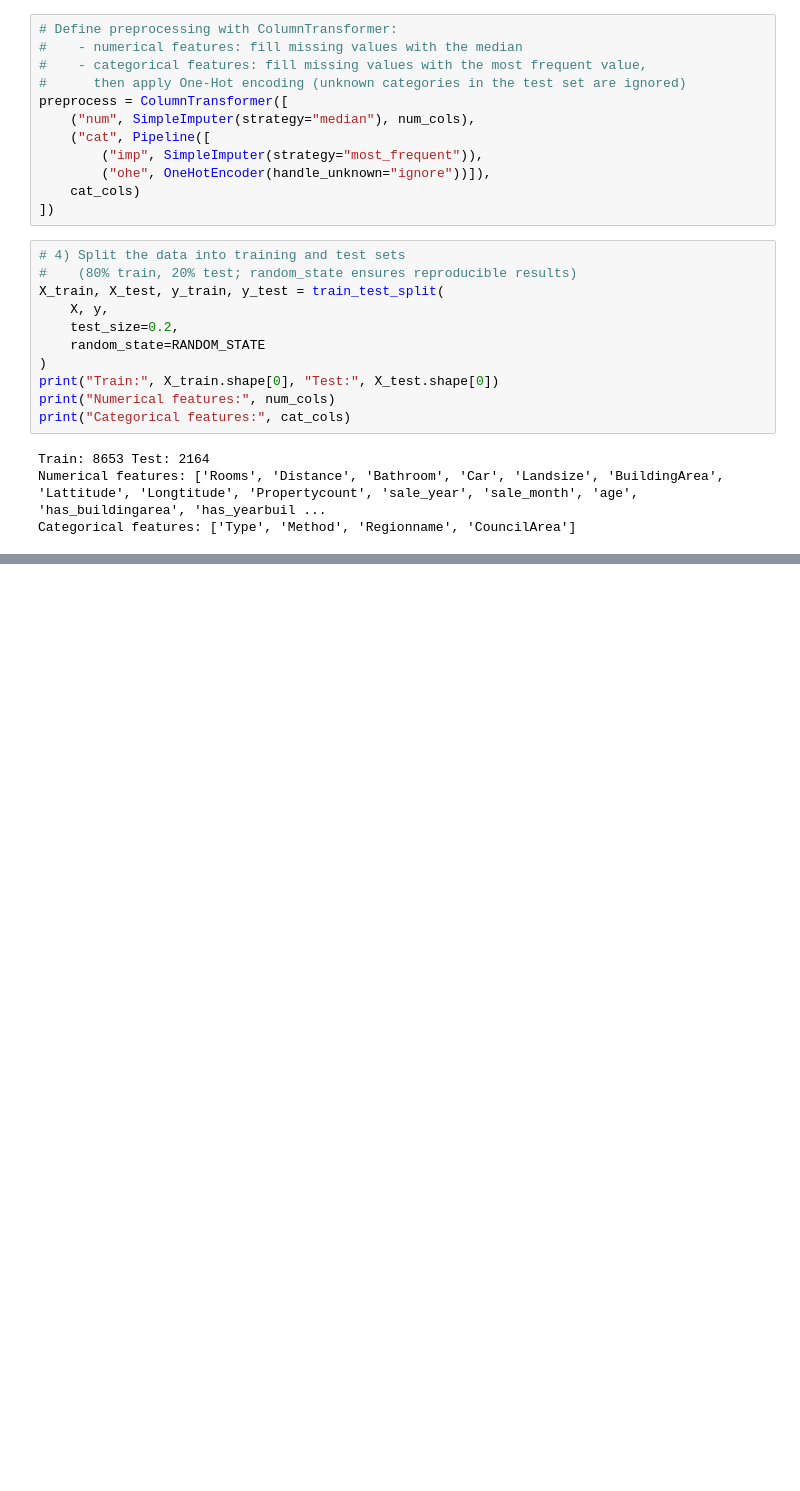
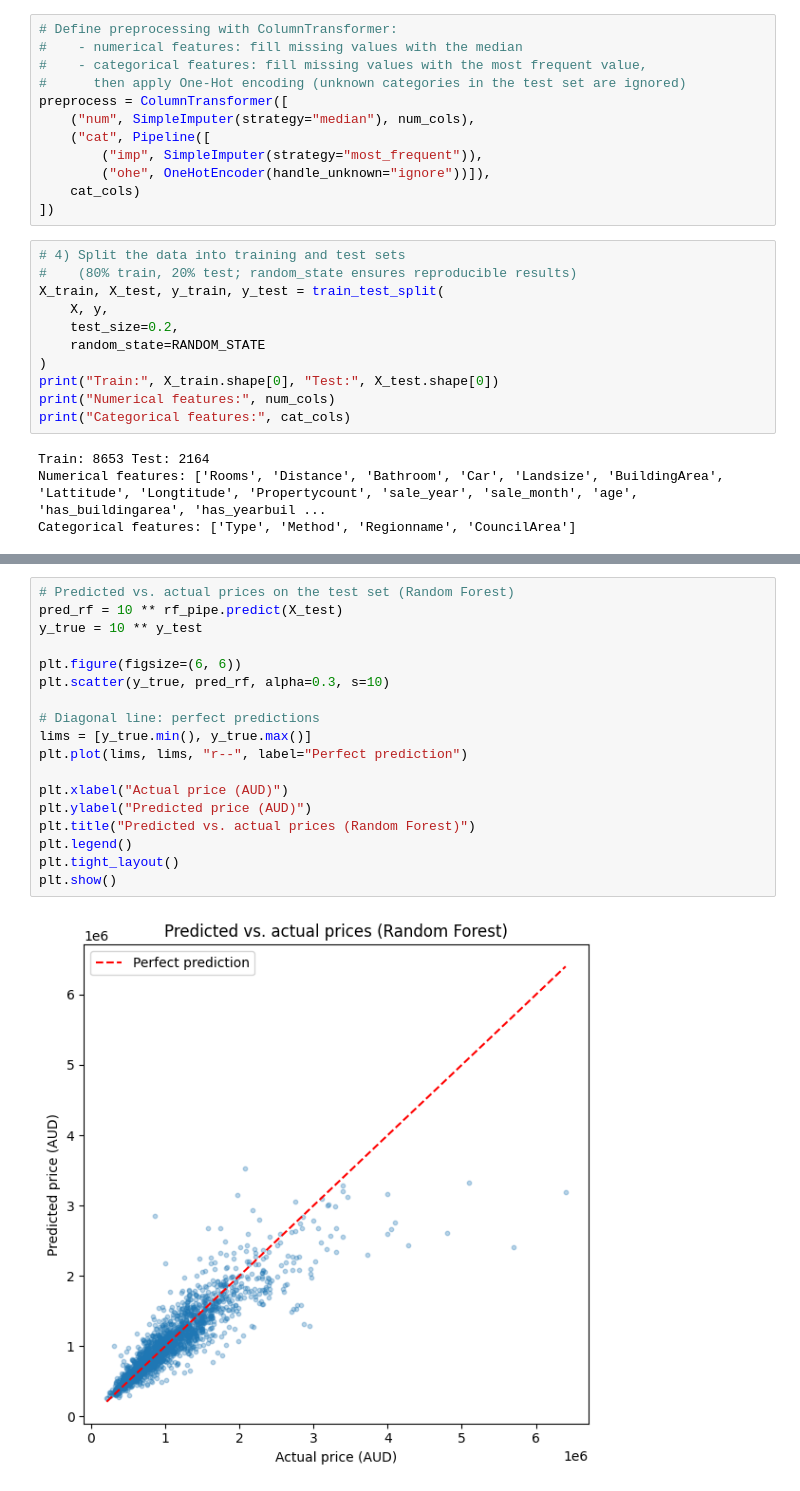
Before and after one commit to Alister44/melbourne-housing-price-prediction, a Jupyter notebook: notebooks/housing_price_prediction.ipynb, the cells around one changed output, grey strips where cells are left out. Drawn from its saved outputs; the diff is of its cells as text; blank space fills up the shorter version.

```diff
--- a/notebooks/housing_price_prediction.ipynb
+++ b/notebooks/housing_price_prediction.ipynb
@@ -677,0 +806,20 @@ Categorical features: ['Type', 'Method', 'Regionname', 'CouncilArea']
+# %%
+# Predicted vs. actual prices on the test set (Random Forest)
+pred_rf = 10 ** rf_pipe.predict(X_test)
+y_true = 10 ** y_test
+
+plt.figure(figsize=(6, 6))
+plt.scatter(y_true, pred_rf, alpha=0.3, s=10)
+
+# Diagonal line: perfect predictions
+lims = [y_true.min(), y_true.max()]
+plt.plot(lims, lims, "r--", label="Perfect prediction")
+
+plt.xlabel("Actual price (AUD)")
+plt.ylabel("Predicted price (AUD)")
+plt.title("Predicted vs. actual prices (Random Forest)")
+plt.legend()
+plt.tight_layout()
+plt.show()
+# %% [output]
+[figure, added]
```
Also changed, not shown: parts of 7 cells of this notebook.
